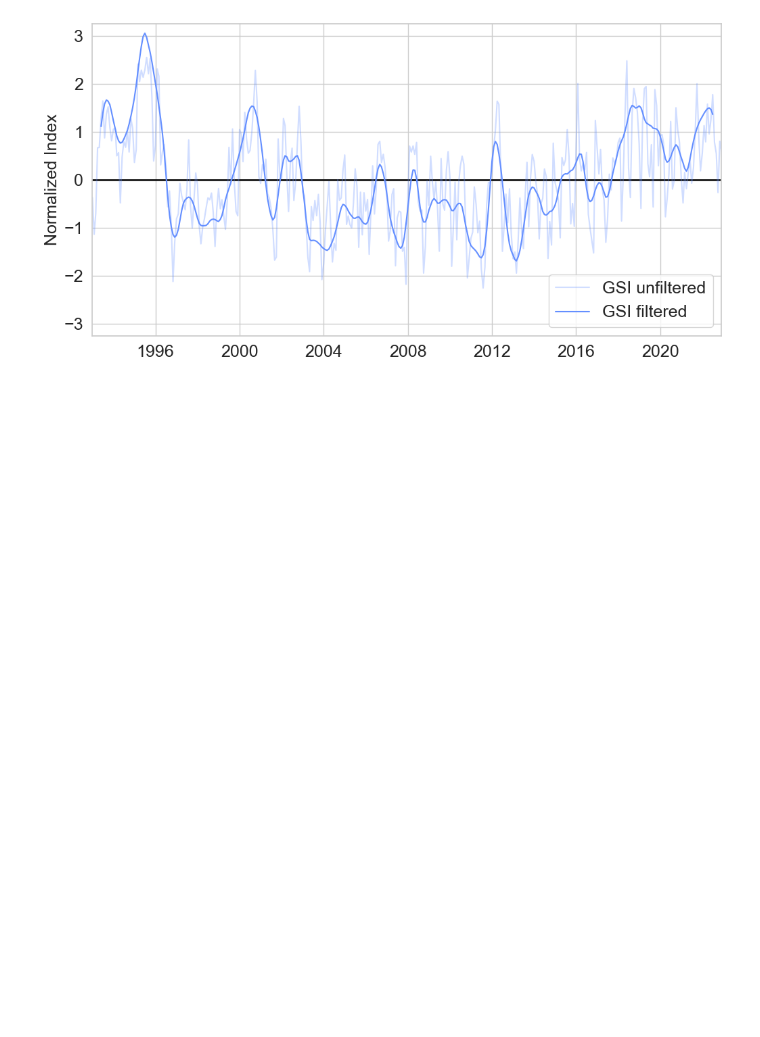
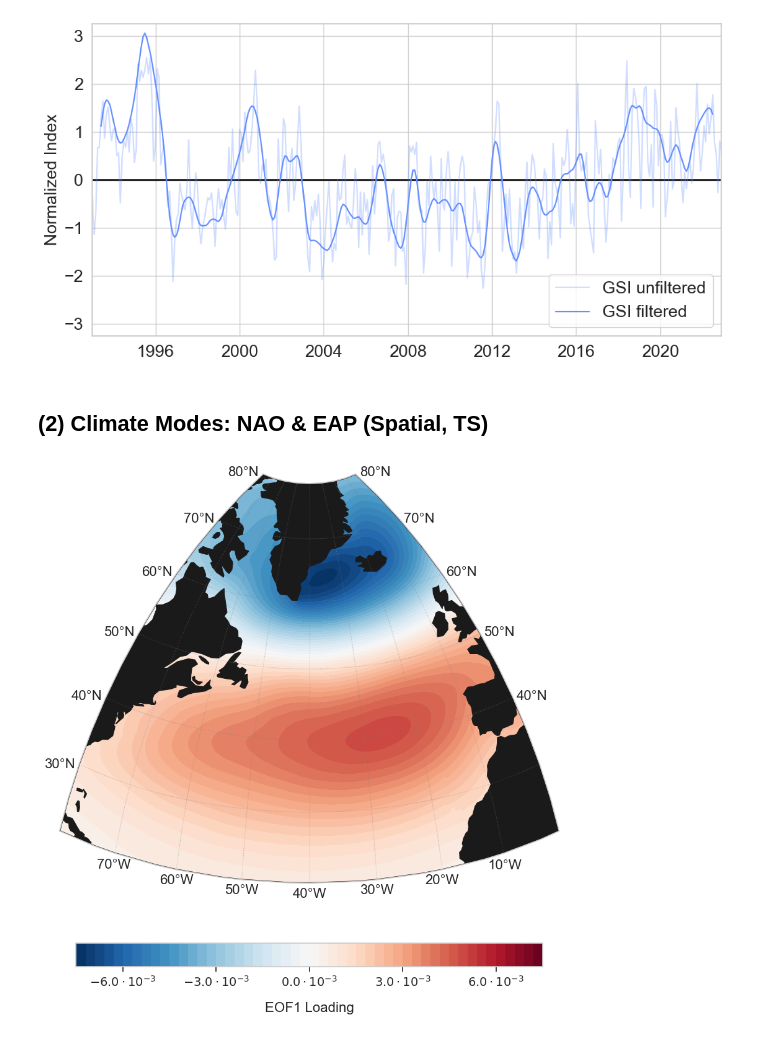
Before and after one commit to lillienders/gs-var, a Jupyter notebook: notebooks/figures_all.ipynb, the cells around one changed output. Drawn from its saved outputs; the diff is of its cells as text; code cells hidden in the pictures; blank space fills up the shorter version.

```diff
--- a/notebooks/figures_all.ipynb
+++ b/notebooks/figures_all.ipynb
@@ -53,3 +53,16 @@ gsi_lat   = pd.read_csv(data_path + 'gsi_altimetry_locations.csv')['latitude'].v
 gsi_norm  = (gsi_array - np.nanmean(gsi_array))/np.nanstd(gsi_array)
 gsi_f     = lanczos_bandpass(gsi_norm, low_freq = 12*6, high_freq = 12*11, window = 12)
 gsi_f     = (gsi_f - gsi_f.mean(dim='time'))/gsi_f.std(dim = 'time')
+# %%
+# --- NAO AND EAP TIME SERIES AND SPATIAL PATTERNS FOR WHOLE PERIOD (92-23)
+nao_ts = xr.open_dataarray(data_path + 'nao_era5_timeseries.nc')
+eap_ts = xr.open_dataarray(data_path + 'eap_era5_timeseries.nc')
+
+nao_sp = xr.open_dataarray(data_path + 'nao_era5_spatial_pattern.nc')
+eap_sp = xr.open_dataarray(data_path + 'eap_era5_spatial_pattern.nc')
+
+nao_f    = lanczos_bandpass(nao_ts, low_freq = 12*6, high_freq = 12*11, window = 12)
+nao_f    = (nao_f - nao_f.mean(dim='time'))/nao_f.std(dim = 'time')
+
+eap_f    = lanczos_bandpass(eap_ts, low_freq = 12*6, high_freq = 12*11, window = 12)
+eap_f    = (eap_f - eap_f.mean(dim='time'))/eap_f.std(dim = 'time')
@@ -117,3 +133,31 @@ leg   = plt.legend(fontsize = 18)
 plt.savefig(fig_path + 'gsi_time_series_altimetry.png', format='png', bbox_inches="tight",dpi=500)
 # %% [output]
 [figure]
+# %% [markdown]
+## (2) Climate Modes: NAO & EAP (Spatial, TS)
+# %%
+var_to_plot   = nao_sp
+cmax          = 0.0075
+var_to_plot.data[var_to_plot.data > cmax] = cmax
+var_to_plot.data[var_to_plot.data < -cmax] = -cmax
+
+bbox          = [-80,0,20,80]           # Plotting Extent
+plot_this_box = [-80,0,0,60]            # Locator box indicating a region
+proj          = ccrs.PlateCarree()      # Need to add this to most things as "transform=proj"
+fig,ax,_      = init_orthomap(1,1,bbox)
+
+ax     = add_coast_grid(ax,bbox,fill_color='k',line_color='k') # Add Coasts/Continent
+
+levels = np.linspace(-cmax,cmax,51)
+
+colorplot = ax.contourf(nao_sp.longitude,nao_sp.latitude,var_to_plot,transform=proj, levels=levels, cmap='RdBu_r', zorder=0) # Plot contours (filled)
+
+cbar = plt.colorbar(colorplot, fraction=0.057, pad=0.1, orientation='horizontal',ticks=np.linspace(-0.006, 0.006, 5))
+cbar.ax.tick_params(labelsize=14)
+cbar.set_ticklabels([r'$-6.0 \cdot 10^{-3}$', r'$-3.0 \cdot 10^{-3}$', r'$0.0 \cdot 10^{-3}$',
+                     r'$3.0 \cdot 10^{-3}$', r'$6.0 \cdot 10^{-3}$'])
+cbar.set_label('EOF1 Loading', size='16', labelpad=15)
+
+plt.savefig(fig_path  + 'full_year_nao_full_period.png', format='png', bbox_inches="tight",dpi=500)
+# %% [output]
+[figure, added]
```
Also changed, not shown: parts of 11 cells of this notebook, 8 other files.
